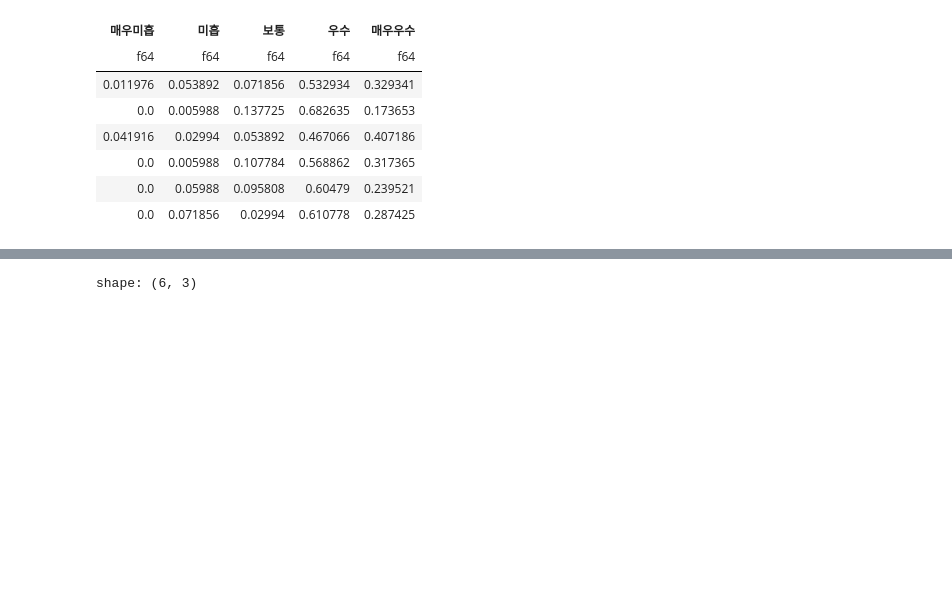
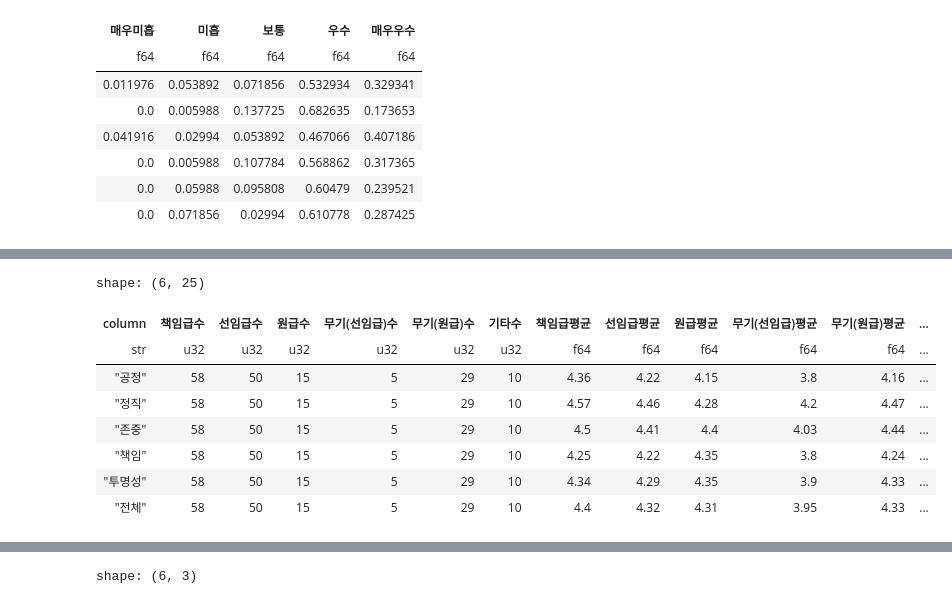
Before and after one commit to hyeonjang/KIOST, a Jupyter notebook: code/5_research_ethics_score.ipynb, the cells around one changed output, grey strips where cells are left out. Cells and saved outputs as stored; diff of their text form; code cells hidden in the pictures; blank space fills up the shorter version.

```diff
--- a/code/5_research_ethics_score.ipynb
+++ b/code/5_research_ethics_score.ipynb
@@ -291,42 +339,39 @@ anova_age = pl.DataFrame({
 # %%
 #
 # 3) 직위
 #
 role = "Q44"
 by_area_per_role = group_per_personal(role)
 
 count = compute_group_personality_by_callback(by_area_per_role, role, pl.count).rename({"column_0": "책임급수", "column_1": "선임급수", "column_2": "원급수", "column_3": "무기(선임급)수", "column_4": "무기(원급)수", "column_5": "기타수"})
 pct = count.select(
     pl.col("column"),
     pl.col("책임급수") / (pl.col("책임급수") + pl.col("선임급수") + pl.col("원급수") + pl.col("무기(선임급)수") + pl.col("무기(원급)수") + pl.col("기타수")),
     pl.col("선임급수") / (pl.col("책임급수") + pl.col("선임급수") + pl.col("원급수") + pl.col("무기(선임급)수") + pl.col("무기(원급)수") + pl.col("기타수")),
     pl.col("원급수") / (pl.col("책임급수") + pl.col("선임급수") + pl.col("원급수") + pl.col("무기(선임급)수") + pl.col("무기(원급)수") + pl.col("기타수")),
     pl.col("무기(선임급)수") / (pl.col("책임급수") + pl.col("선임급수") + pl.col("원급수") + pl.col("무기(선임급)수") + pl.col("무기(원급)수") + pl.col("기타수")),
     pl.col("무기(원급)수") / (pl.col("책임급수") + pl.col("선임급수") + pl.col("원급수") + pl.col("무기(선임급)수") + pl.col("무기(원급)수") + pl.col("기타수")),
     pl.col("기타수") / (pl.col("책임급수") + pl.col("선임급수") + pl.col("원급수") + pl.col("무기(선임급)수") + pl.col("무기(원급)수") + pl.col("기타수")),
 )
 mean = compute_group_personality_by_callback(by_area_per_role, role, pl.mean).rename({"column_0": "책임급평균", "column_1": "선임급평균", "column_2": "원급평균", "column_3": "무기(선임급)평균", "column_4": "무기(원급)평균", "column_5": "기타평균"})
 std = compute_group_personality_by_callback(by_area_per_role, role, pl.std).rename({"column_0": "책임급표준편차", "column_1": "선임급표준편차", "column_2": "원급표준편차", "column_3": "무기(선임급)표준편차", "column_4": "무기(원급)표준편차", "column_5": "기타표준편차"})
 
 all = count.join(
     mean, on="column", how="inner",
 ).join(
     pct, on="column", how="inner"
 ).join(
     std, on="column", how="inner"
 )
-
 all.write_csv("figure/5/라_3_직위_조사_대상별_차이_검정_통계량.csv", include_bom=True)
-
-researcher = by_area_per_role.filter(pl.col(role) == 1).select(pl_components)
-professor = by_area_per_role.filter(pl.col(role) == 2).select(pl_components)
-manager = by_area_per_role.filter(pl.col(role) == 3).select(pl_components)
-director = by_area_per_role.filter(pl.col(role) == 4).select(pl_components)
-executive = by_area_per_role.filter(pl.col(role) == 5).select(pl_components)
-
-anova = stats.f_oneway(researcher, professor, manager, director, executive)
-anova_role = pl.DataFrame({
-    "component": components,
-    "f-value": anova[0],
-    "p-value": anova[1],
-}).write_csv("figure/5/라_3_직위_조사_대상별_차이_검정_anova.csv", include_bom=True)
+all
+# %% [output]
+shape: (6, 25)
+| column | 책임급수 | 선임급수 | 원급수 | 무기(선임급)수 | 무기(원급)수 | 기타수 | 책임급평균 | 선임급평균 | 원급평균 | 무기(선임급)평균 | 무기(원급)평균 | ... |
+| str | u32 | u32 | u32 | u32 | u32 | u32 | f64 | f64 | f64 | f64 | f64 | ... |
+| "공정" | 58 | 50 | 15 | 5 | 29 | 10 | 4.36 | 4.22 | 4.15 | 3.8 | 4.16 | ... |
+| "정직" | 58 | 50 | 15 | 5 | 29 | 10 | 4.57 | 4.46 | 4.28 | 4.2 | 4.47 | ... |
+| "존중" | 58 | 50 | 15 | 5 | 29 | 10 | 4.5 | 4.41 | 4.4 | 4.03 | 4.44 | ... |
+| "책임" | 58 | 50 | 15 | 5 | 29 | 10 | 4.25 | 4.22 | 4.35 | 3.8 | 4.24 | ... |
+| "투명성" | 58 | 50 | 15 | 5 | 29 | 10 | 4.34 | 4.29 | 4.35 | 3.9 | 4.33 | ... |
+| "전체" | 58 | 50 | 15 | 5 | 29 | 10 | 4.4 | 4.32 | 4.31 | 3.95 | 4.33 | ... |
```
Also changed, not shown: parts of 16 cells of this notebook, 19 other files.
